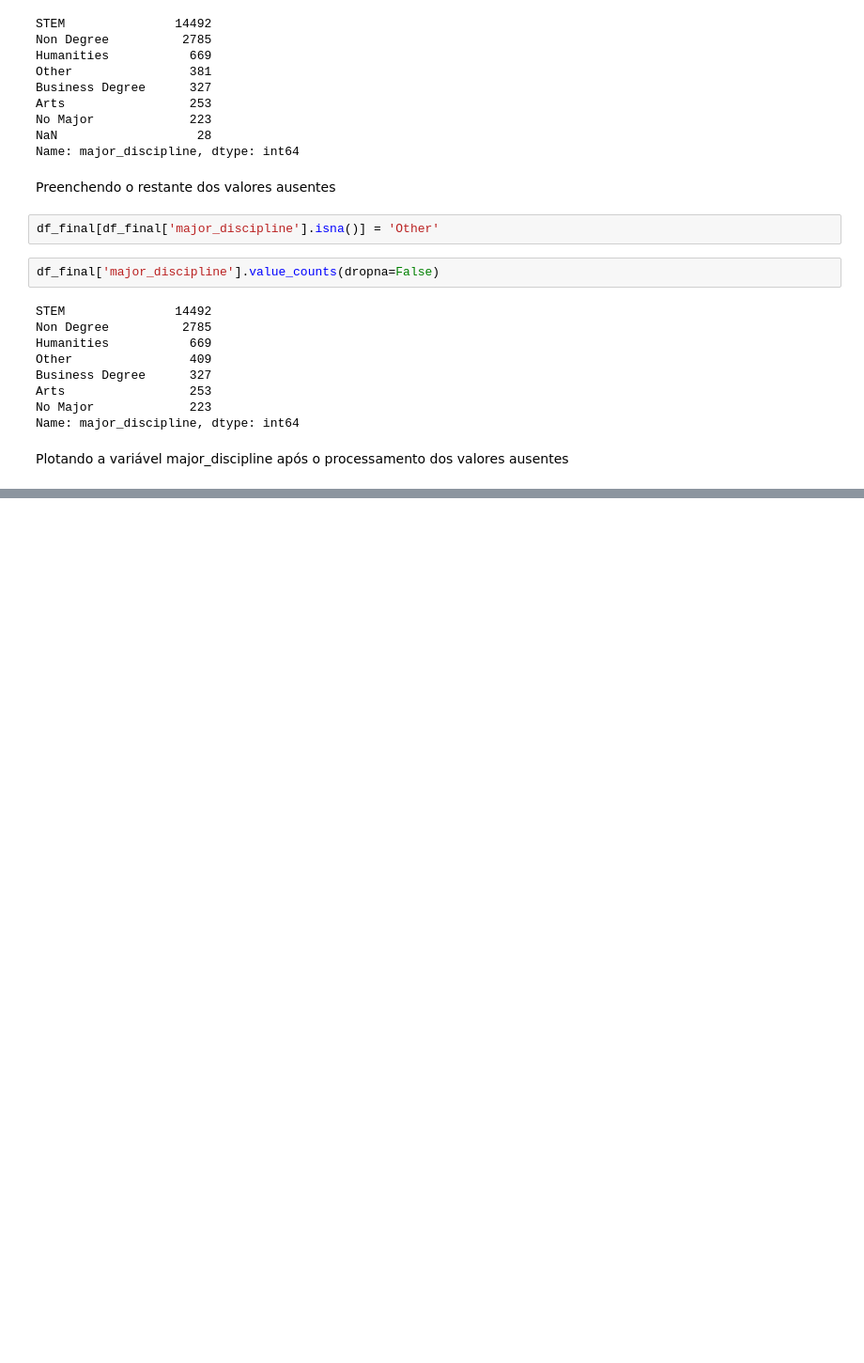
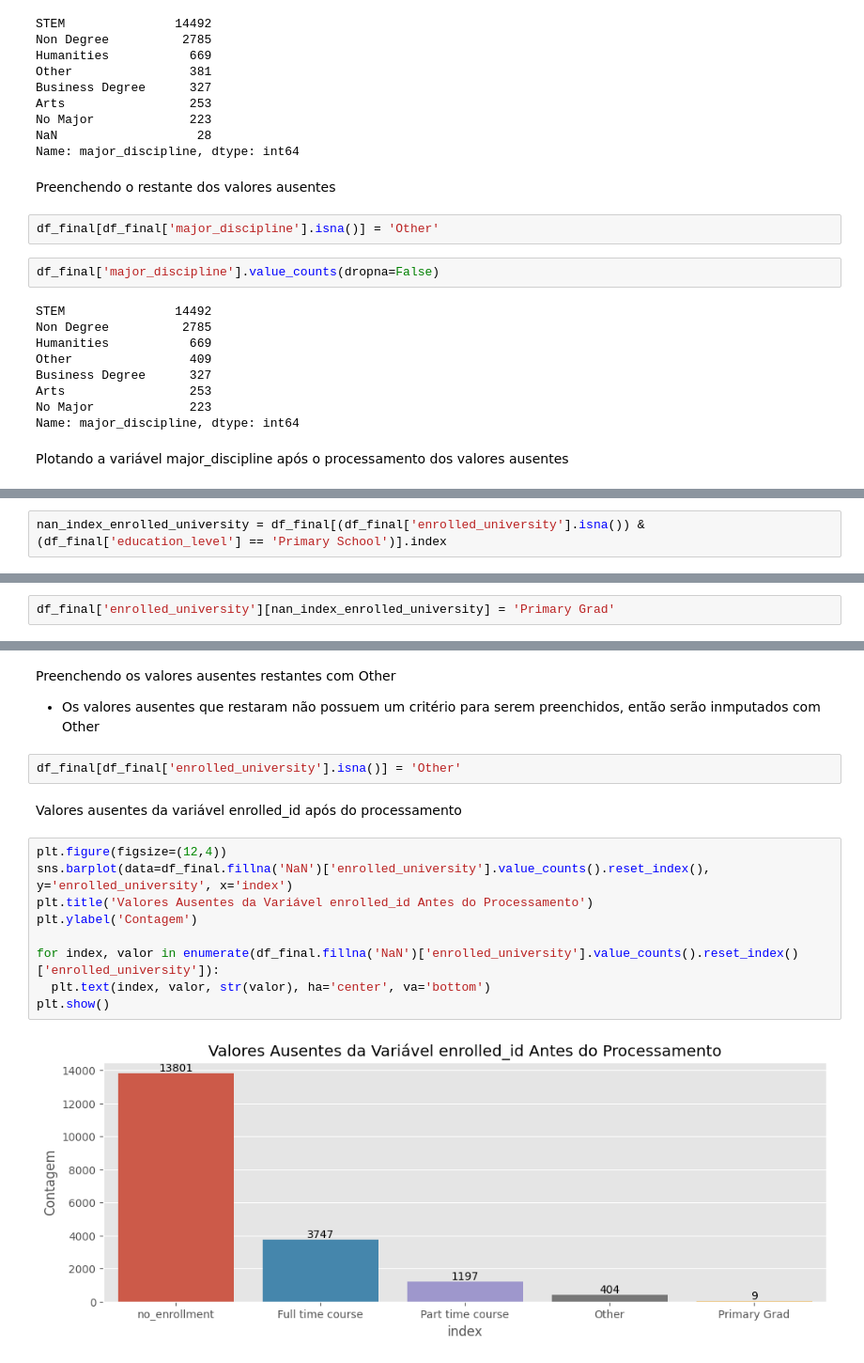
Before and after one commit to Blf100/Analise-de-Dados-RH, a Jupyter notebook: Análise_de_Dados_RH.ipynb, the cells around one changed output, grey strips where cells are left out. Shown at 94% size. Cells and saved outputs as stored; diff of their text form; blank space fills up the shorter version.

```diff
--- a/Análise_de_Dados_RH.ipynb
+++ b/Análise_de_Dados_RH.ipynb
@@ -570,0 +605,2 @@ plt.show()
+# %%
+nan_index_enrolled_university = df_final[(df_final['enrolled_university'].isna()) & (df_final['education_level'] == 'Primary School')].index
@@ -570,0 +613,2 @@ plt.show()
+# %%
+df_final['enrolled_university'][nan_index_enrolled_university] = 'Primary Grad'
@@ -570,0 +627,19 @@ plt.show()
+# %% [markdown]
+Preenchendo os valores ausentes restantes com Other
+
+* Os valores ausentes que restaram não possuem um critério para serem preenchidos, então serão inmputados com Other
+# %%
+df_final[df_final['enrolled_university'].isna()] = 'Other'
+# %% [markdown]
+Valores ausentes da variável enrolled_id após do processamento
+# %%
+plt.figure(figsize=(12,4))
+sns.barplot(data=df_final.fillna('NaN')['enrolled_university'].value_counts().reset_index(), y='enrolled_university', x='index')
+plt.title('Valores Ausentes da Variável enrolled_id Antes do Processamento')
+plt.ylabel('Contagem')
+
+for index, valor in enumerate(df_final.fillna('NaN')['enrolled_university'].value_counts().reset_index()['enrolled_university']):
+  plt.text(index, valor, str(valor), ha='center', va='bottom')
+plt.show()
+# %% [output]
+[figure, added]
```
Also changed, not shown: parts of 10 cells of this notebook.
